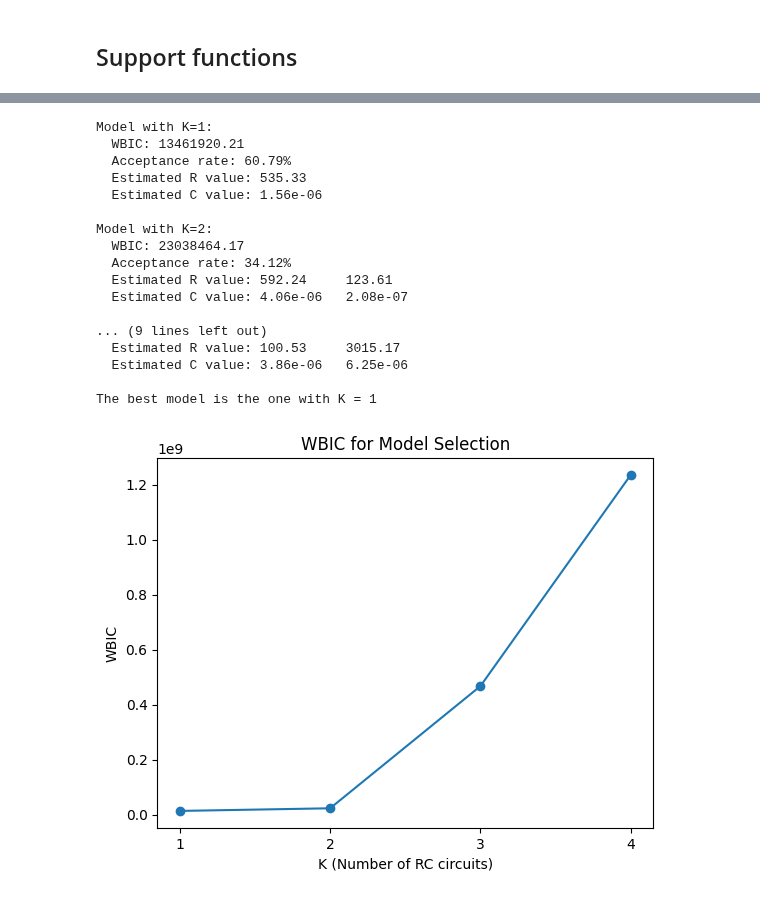
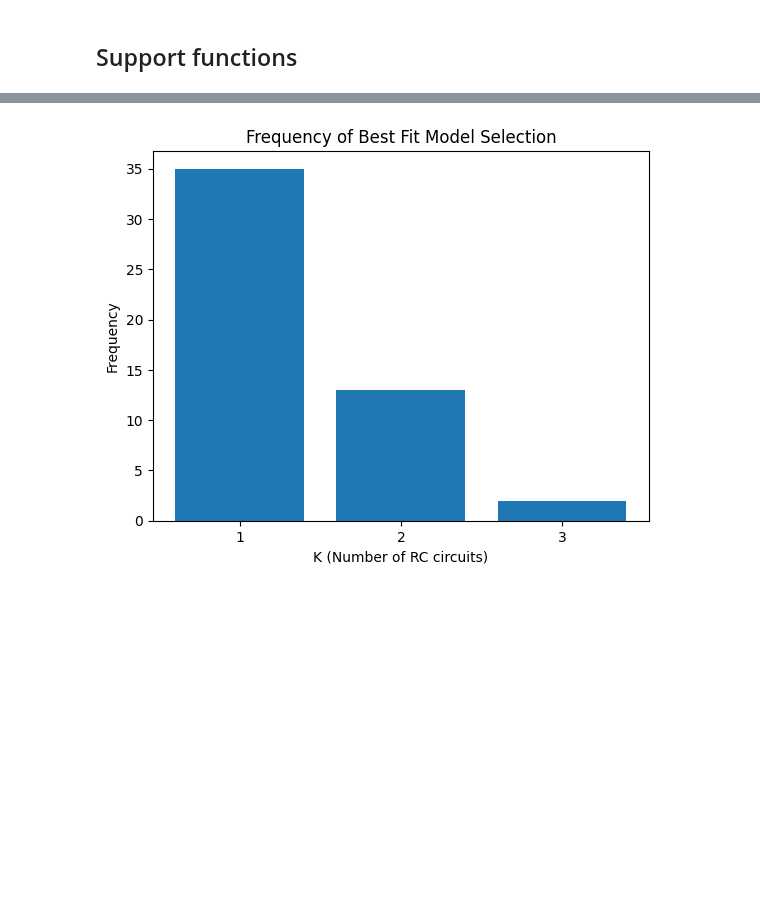
Before and after one commit to calvinbootsman/Data-Fusion-Architecture, a Jupyter notebook: Assignment 2.ipynb, the cells around one changed output, grey strips where cells are left out. Saved outputs shown, nothing was run; the diff lists cells and outputs as text; code cells hidden in the pictures; blank space fills up the shorter version.

Commit message:
WBIC threaded

```diff
--- a/Assignment 2.ipynb
+++ b/Assignment 2.ipynb
@@ -217,11 +217,11 @@ def wbic(omega_n, Z_n, K, R_samples, C_samples, sigma):
 # %%
 import matplotlib.pyplot as plt
 
-def find_best_fit_model(frequencies, Z_measured, sigma = 10, K=2, n_iterations=10000, burn_in=1000):
+def find_best_fit_model(frequencies, Z_measured, sigma = 10, K_max=2, n_iterations=10000, burn_in=1000):
     wbic_values = []
-    for K in range(1, 5):  # Check models with K=1, 2
-        R_n, C_n, accepted_proposals, R_samples, C_samples = metropolis(frequencies, Z_measured, K, sigma, n_iterations=n_iterations, burn_in=burn_in)
-        wbic_value = wbic(frequencies, Z_measured, K, R_samples, C_samples, sigma)
+    for K_max in range(1, K_max):  # Check models with K=1, 2
+        R_n, C_n, accepted_proposals, R_samples, C_samples = metropolis(frequencies, Z_measured, K_max, sigma, n_iterations=n_iterations, burn_in=burn_in)
+        wbic_value = wbic(frequencies, Z_measured, K_max, R_samples, C_samples, sigma)
         wbic_values.append(wbic_value)
 
     # Select the best model
@@ -335,38 +377,58 @@ plt.show()
+# %%
+# Plotting WBIC values
+# K_values = range(1, K_max)  # K values considered
+# plt.plot(K_values, wbic_values, marker='o')
+# plt.xlabel('K (Number of RC circuits)')
+# plt.ylabel('WBIC')
+# plt.title('WBIC for Model Selection')
+# plt.xticks(K_values)  # Ensure only integer values are shown on x-axis
+# plt.show()
+
+# Plotting the bar chart of K_n
+plt.bar(range(1, K_max + 1), K_n)
+plt.xlabel('K (Number of RC circuits)')
+plt.ylabel('Frequency')
+plt.title('Frequency of Best Fit Model Selection')
+plt.xticks(range(1, K_max + 1))  # Ensure only integer values are shown on x-axis
+plt.show()
+# %% [output]
+[figure, added]
 # %%
+import torch
+
 c1_data = pd.read_csv("circuit1_data.csv")
 c1_frequencies = c1_data['Frequency']  # Hz
-c1_Z_measured = np.array(c1_data['Z_real']) + 1j * np.array( c1_data['Z_imag'])
+c1_Z_measured = np.array(c1_data['Z_real']) + 1j * np.array(c1_data['Z_imag'])
+c1_frequencies_gpu = torch.tensor(c1_frequencies).cuda()  # Move frequencies to GPU
+c1_Z_measured_gpu = torch.tensor(c1_Z_measured).cuda()  # Move Z_measured to GPU
+K_max = 3
+K_n = torch.zeros(K_max).cuda()  # Initialize K_n on GPU
+
 for i in range(50):
-    best_model, wbic_values = find_best_fit_model(c1_frequencies, c1_Z_measured, sigma=10, K=2, n_iterations=10000, burn_in=1000)
+    # Move execution to GPU
+    with torch.cuda.device(0):  # Assuming you have a single GPU with index 0
+        best_model, wbic_values = find_best_fit_model(c1_frequencies_gpu, c1_Z_measured_gpu, sigma=10, K_max=K_max, n_iterations=10000, burn_in=1000)
+        K_n[best_model - 1] += 1
+
+K_n = K_n.cpu().numpy()  # Move K_n back to CPU if needed
 
 
 # Plotting WBIC values
-K_values = range(1, 5)  # K values considered
+K_values = range(1, K_max)  # K values considered
 plt.plot(K_values, wbic_values, marker='o')
 plt.xlabel('K (Number of RC circuits)')
 plt.ylabel('WBIC')
 plt.title('WBIC for Model Selection')
 plt.xticks(K_values)  # Ensure only integer values are shown on x-axis
 plt.show()
+
+# Plotting the bar chart of K_n
+plt.bar(range(1, K_max + 1), K_n)
+plt.xlabel('K (Number of RC circuits)')
+plt.ylabel('Frequency')
+plt.title('Frequency of Best Fit Model Selection')
+plt.xticks(range(1, K_max + 1))  # Ensure only integer values are shown on x-axis
+plt.show()
-# %% [output]
-Model with K=1:
-  WBIC: 13461920.21
-  Acceptance rate: 60.79%
-  Estimated R value: 535.33
-  Estimated C value: 1.56e-06
-
-Model with K=2:
-  WBIC: 23038464.17
-  Acceptance rate: 34.12%
-  Estimated R value: 592.24     123.61
-  Estimated C value: 4.06e-06   2.08e-07
-
-... (9 lines left out)
-  Estimated R value: 100.53     3015.17
-  Estimated C value: 3.86e-06   6.25e-06
-
-The best model is the one with K = 1
-[figure, removed]
 # %%
 # # Define function for Nyquist plots
 # def plot_nyquist(ax, real, imag, color1, color2, color3, title):
```
Also changed, not shown: parts of 2 cells of this notebook.
